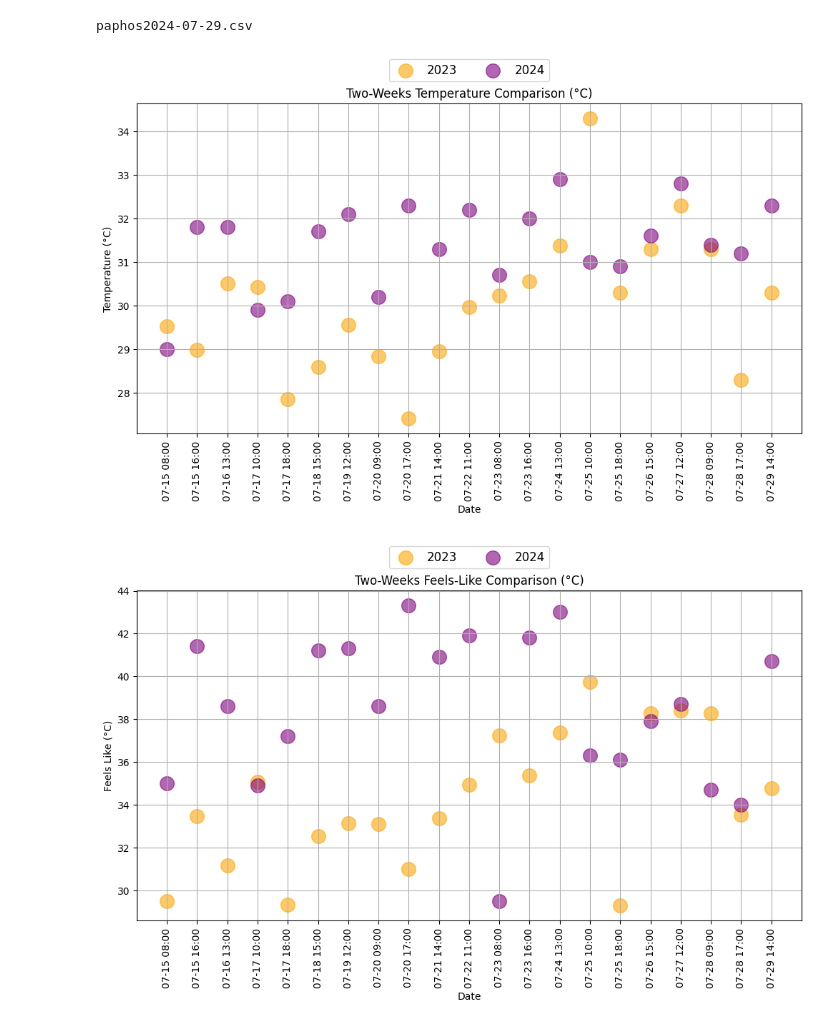
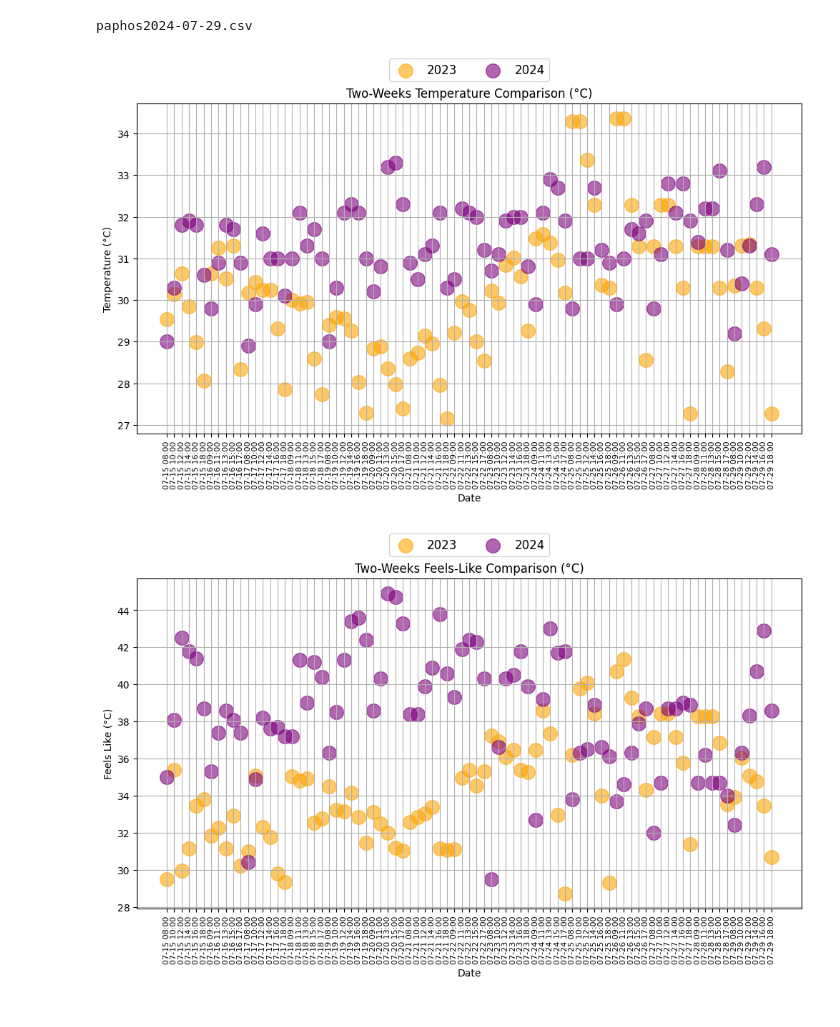
Before and after one commit to werowe/HypatiaAcademy, a Jupyter notebook: stats/Paphosweather_compare_last_year.ipynb, the cells around one changed output. Cells and saved outputs as stored; diff of their text form; code cells hidden in the pictures.

```diff
--- a/stats/Paphosweather_compare_last_year.ipynb
+++ b/stats/Paphosweather_compare_last_year.ipynb
@@ -71,7 +71,7 @@ import matplotlib.pyplot as plt
 # Sample data for demonstration (replace with your DataFrame)
 df = intersection
 
-df=df.iloc[::8, :]
+df=df.iloc[::2, :]
 
 # Create the plot
 fig, ax = plt.subplots(figsize=(12, 6))
@@ -88,6 +88,7 @@ ax.set_ylabel('Temperature (°C)')
 
 # Rotate x-axis labels by 90 degrees for better readability
 plt.xticks(rotation=90)
+plt.xticks(fontsize=8)
 
 # Set the title
 plt.title('Two-Weeks Temperature Comparison (°C)')
@@ -100,42 +101,43 @@ plt.grid()
 # Show the plot
 plt.show()
 # %% [output]
-[figure, old version]
+[figure, new version]
 # %%
 import matplotlib.pyplot as plt
 
-# Sample data for demonstration (replace with your DataFrame)
-df = intersection
 
-df=df.iloc[::8, :]
+
+
+
 
 # Create the plot
 fig, ax = plt.subplots(figsize=(12, 6))
 
 
 ax.scatter(df['match'], df['feelslike-past'], s=200, alpha=0.6, color="orange", label='2023')
 ax.scatter(df['match'], df['feelslike-now'], s=200, alpha=0.6, color="purple", label='2024')
 
 # Set the x-axis label
 ax.set_xlabel('Date')
 
 # Set the y-axis label
 ax.set_ylabel('Feels Like (°C)')
 
 # Rotate x-axis labels by 90 degrees for better readability
 plt.xticks(rotation=90)
+plt.xticks(fontsize=8)
 
 # Set the title
 plt.title('Two-Weeks Feels-Like Comparison (°C)')
 
 # Add legend
 legend = plt.legend(loc='lower center', bbox_to_anchor=(0.5, 1.05), ncol=2, fontsize=12)
 plt.grid()
 
 # Show the plot
 plt.show()
 # %% [output]
-[figure, old version]
+[figure, new version]
 # %%
 import matplotlib.pyplot as plt
 
```
Also changed, not shown: parts of 1 cell of this notebook.
